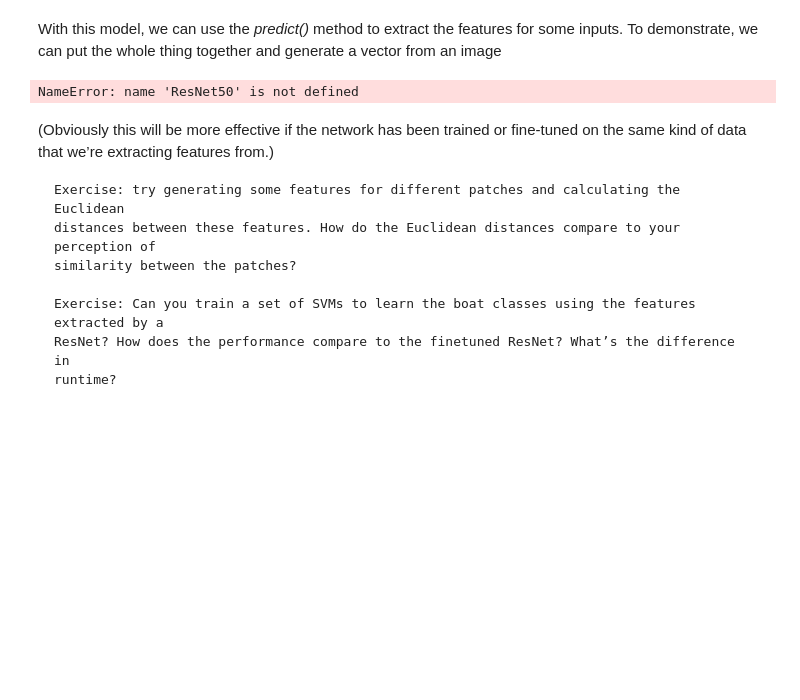
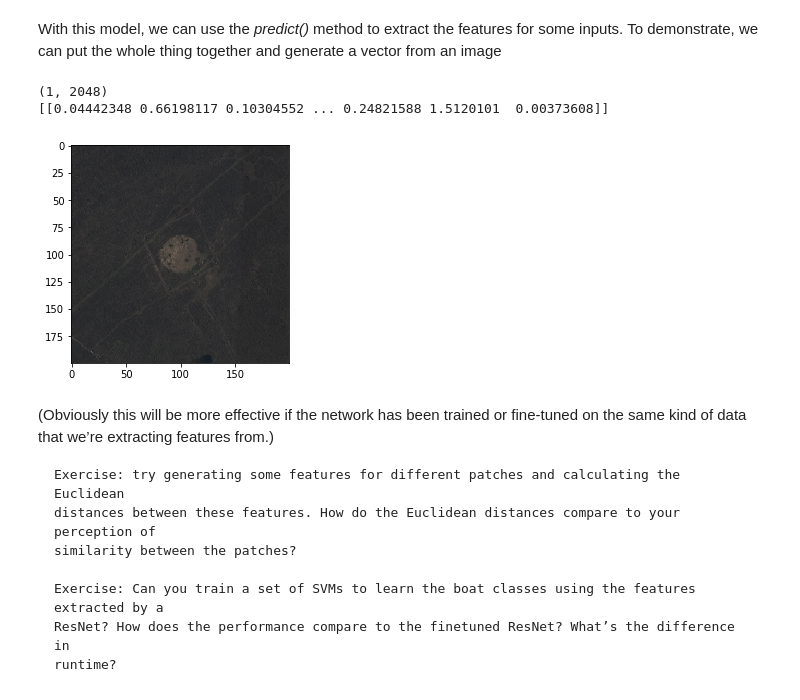
Before and after one commit to ickramer/caa2018-dl-workshop, a Jupyter notebook: barrow-detection.ipynb, the cells around one changed output. Saved outputs shown, nothing was run; the diff lists cells and outputs as text; code cells hidden in the pictures; blank space fills up the shorter version.

```diff
--- a/barrow-detection.ipynb
+++ b/barrow-detection.ipynb
@@ -595,21 +600,23 @@ the whole thing together and generate a vector from an image
 # %%
 model = ResNet50(include_top=False,
     weights='imagenet',
     pooling='avg')
 
-img_path = 'data/test/BARROW/BARROW439804-104734.tif'
+img_path = 'data\\test\\BARROW\\BARROW439804-104734.tif'
 img = image.load_img(img_path, target_size=(200, 200))
 
 x = image.img_to_array(img)
 x = np.expand_dims(x, axis=0)
 x = preprocess_input(x)
 features = model.predict(x)
 
 plt.imshow(img)
 print(features.shape)
 print(features)
 # %% [output]
-NameError: name 'ResNet50' is not defined
+(1, 2048)
+[[0.04442348 0.66198117 0.10304552 ... 0.24821588 1.5120101  0.00373608]]
+[figure, added]
 # %% [markdown]
 (Obviously this will be more effective if the network has been trained or fine-tuned on the same kind of data that
 we’re extracting features from.)
```
Also changed, not shown: parts of 18 cells of this notebook, 51 other files.
